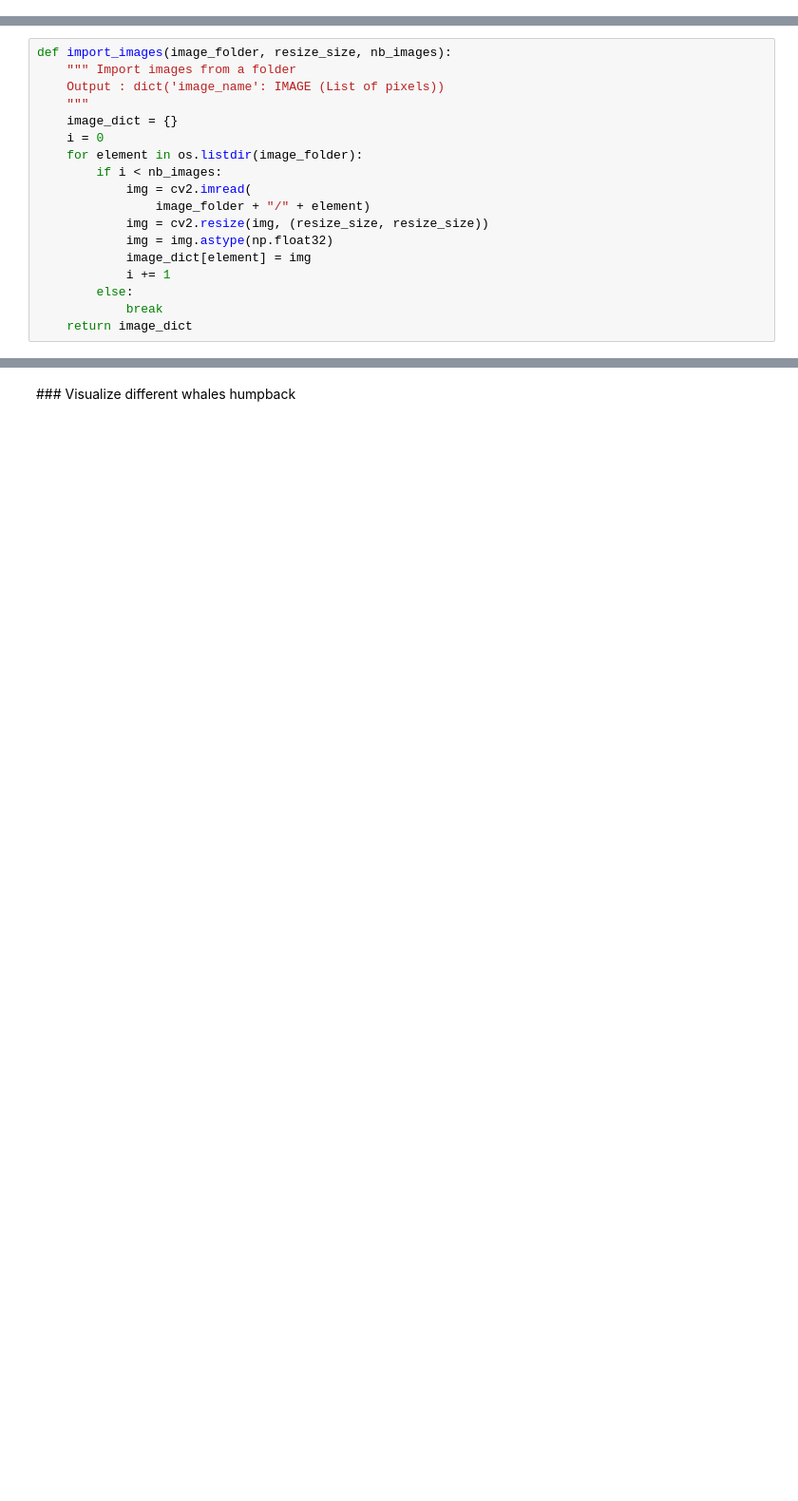
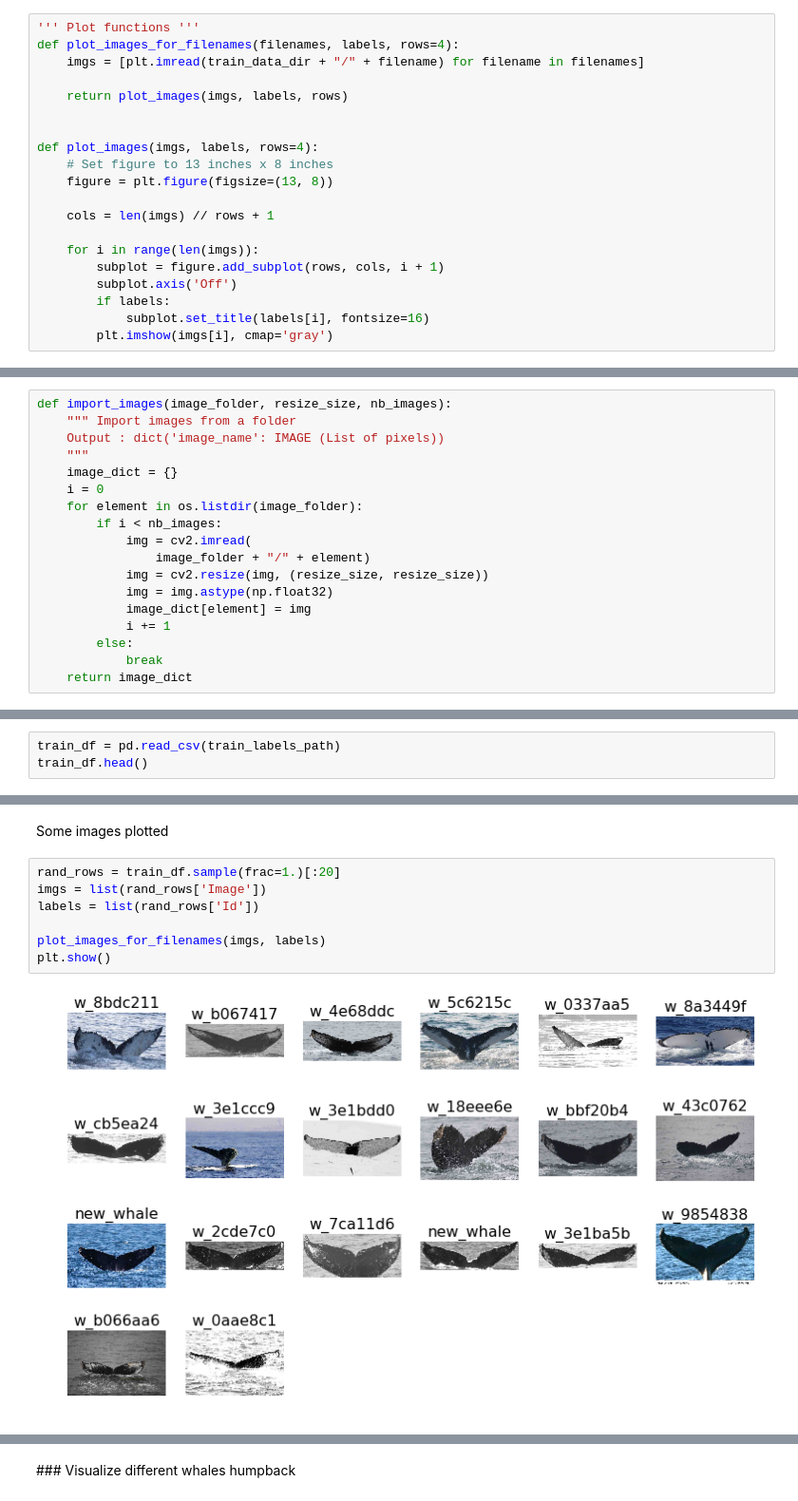
Before and after one commit to guillaume-guerdoux/whales_humpback_recognition, a Jupyter notebook: explore_data.ipynb, the cells around one changed output, grey strips where cells are left out. Shown at 95% size. Cells and saved outputs as stored; diff of their text form; blank space fills up the shorter version.

Commit message:
Explore dataset - Explore images (size, color, examples) - Explore labels (nb_unique, nb, repartition)

```diff
--- a/explore_data.ipynb
+++ b/explore_data.ipynb
@@ -11,3 +13,23 @@ import cv2
 # %%
 train_data_dir = 'data/train'
 train_labels_path = "data/train.csv"
+# %%
+''' Plot functions '''
+def plot_images_for_filenames(filenames, labels, rows=4):
+    imgs = [plt.imread(train_data_dir + "/" + filename) for filename in filenames]
+
+    return plot_images(imgs, labels, rows)
+
+
+def plot_images(imgs, labels, rows=4):
+    # Set figure to 13 inches x 8 inches
+    figure = plt.figure(figsize=(13, 8))
+
+    cols = len(imgs) // rows + 1
+
+    for i in range(len(imgs)):
+        subplot = figure.add_subplot(rows, cols, i + 1)
+        subplot.axis('Off')
+        if labels:
+            subplot.set_title(labels[i], fontsize=16)
+        plt.imshow(imgs[i], cmap='gray')
@@ -66,0 +68,3 @@ print(image_dict)
+# %%
+train_df = pd.read_csv(train_labels_path)
+train_df.head()
@@ -66,0 +96,11 @@ print(image_dict)
+# %% [markdown]
+Some images plotted
+# %%
+rand_rows = train_df.sample(frac=1.)[:20]
+imgs = list(rand_rows['Image'])
+labels = list(rand_rows['Id'])
+
+plot_images_for_filenames(imgs, labels)
+plt.show()
+# %% [output]
+[figure, added]
```
Also changed, not shown: parts of 24 cells of this notebook.
